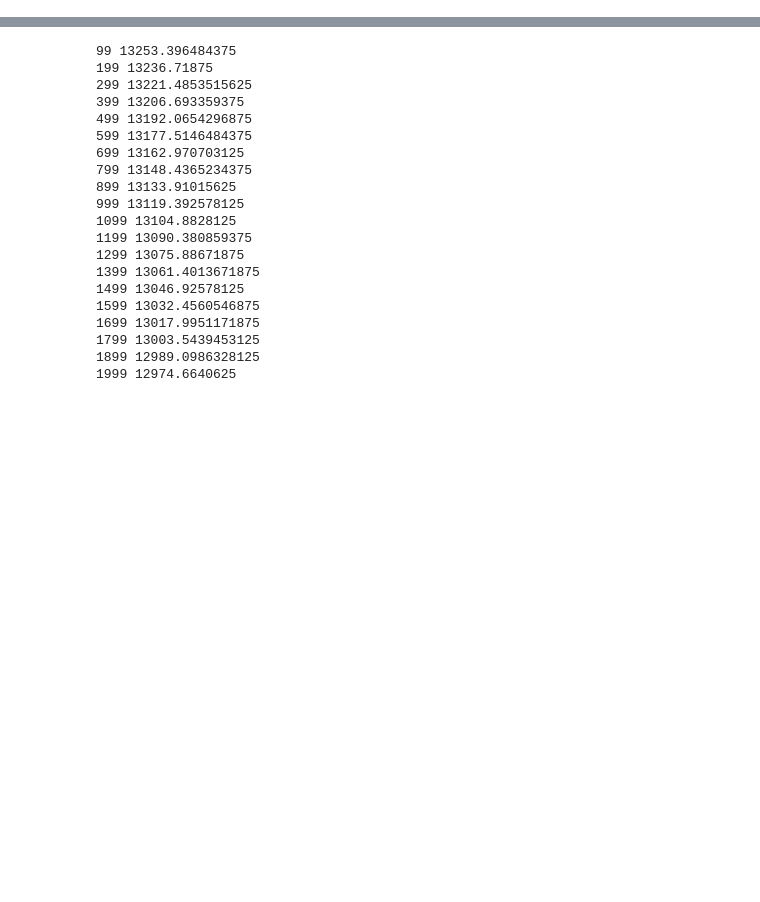
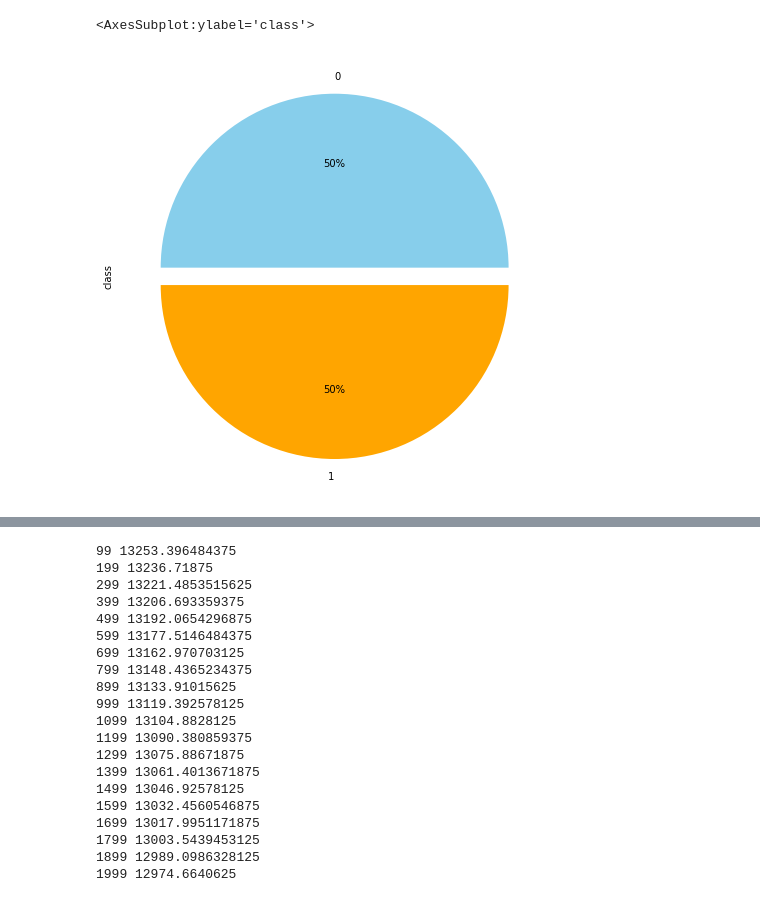
Before and after one commit to luca-santarella/ML-project, a Jupyter notebook: pytorch_test.ipynb, the cells around one changed output, grey strips where cells are left out. Cells and saved outputs as stored; diff of their text form; code cells hidden in the pictures; blank space fills up the shorter version.

```diff
--- a/pytorch_test.ipynb
+++ b/pytorch_test.ipynb
@@ -6,0 +15,6 @@ device = torch.device("cpu")
+# %%
+df_monk1_train = pd.read_csv('./data/MONK/monks-1.train', sep=" ", skipinitialspace=True, names=['class','a1','a2','a3','a4','a5','a6','id'])
+df_monk1_train.drop(labels='id', axis=1, inplace=True)
+
+df_monk1_test = pd.read_csv('./data/MONK/monks-1.test', sep=" ", skipinitialspace=True,  names=['class','a1','a2','a3','a4','a5','a6','id'])
+df_monk1_test.drop(labels='id', axis=1, inplace=True)
@@ -6,0 +46,10 @@ device = torch.device("cpu")
+# %%
+fig_size = plt.rcParams["figure.figsize"]
+fig_size[0] = 10
+fig_size[1] = 8
+plt.rcParams["figure.figsize"] = fig_size
+
+df_monk1_train['class'].value_counts().plot(kind='pie', autopct='%1.0f%%', colors=['skyblue', 'orange'], explode=(0.05, 0.05))
+# %% [output]
+<AxesSubplot:ylabel='class'>
+[figure, added]
```
Also changed, not shown: parts of 13 cells of this notebook, 1 other file.
